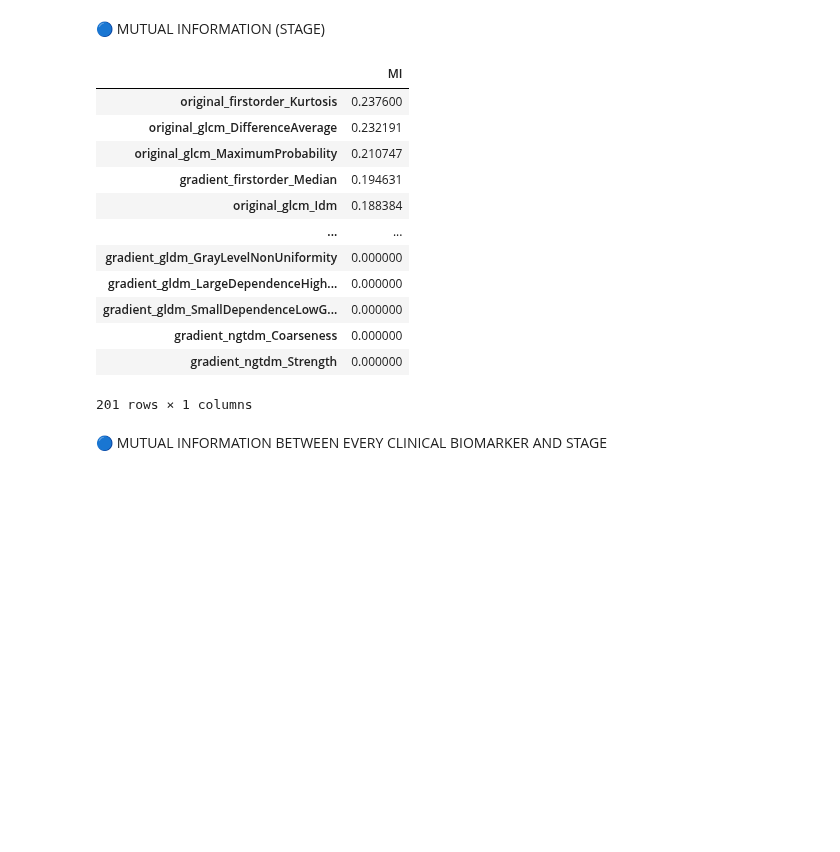
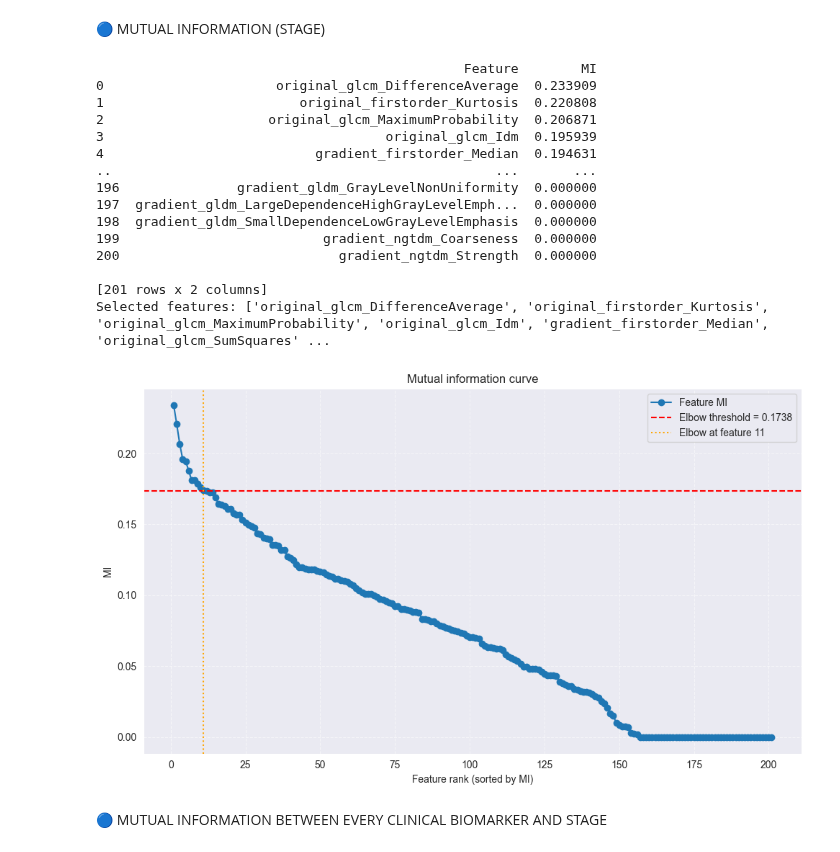
Before and after one commit to lukas1110/Analysis-of-multiple-myelomas-from-dual-CT, a Jupyter notebook: data_analysis/MRMR_and_MI.ipynb, the cells around one changed output. Cells and saved outputs as stored; diff of their text form; code cells hidden in the pictures; blank space fills up the shorter version.

```diff
--- a/data_analysis/MRMR_and_MI.ipynb
+++ b/data_analysis/MRMR_and_MI.ipynb
@@ -398,38 +423,60 @@ mi_df
 # %%
 features_df = pd.read_csv(r"D:\CSV\merged\merged_monoe_40kev_radiomics_spine_lesions_features.csv")
 clinical_df = pd.read_csv(r"D:\Clinical_data\Table_clinical_data.csv", encoding="cp1252")
 clinical_df['Stage'] = clinical_df['ISS classification'].replace({'Stage 1': 1, 'Stage 2': 2, 'Stage 3': 3})
 clinical_column = 'Stage'
 numeric_features = features_df.select_dtypes(include=['number']).columns
 
-mutual_info = {}
+mutual_info_list = []
 for col in numeric_features:
     valid_idx = features_df[col].notna() & clinical_df[clinical_column].notna()
 
-    X = features_df.loc[valid_idx, [col]]
-    y = clinical_df.loc[valid_idx, clinical_column]
-    y = y.astype(int)
+    X = features_df[[col]][valid_idx]
+    y = clinical_df[clinical_column][valid_idx]
 
-    mi = mutual_info_classif(X, y, discrete_features=False)[0]
-    mutual_info[col] = {'MI': mi}
+    mi = mutual_info_regression(X, y)[0]
+    mutual_info_list.append({'Feature': col, 'MI': mi})
 
-mi_df = pd.DataFrame(mutual_info).T
-mi_df = mi_df.sort_values(by='MI', ascending=False)
-mi_df
+mutual_information_df = pd.DataFrame(mutual_info_list).sort_values(by='MI', ascending=False).reset_index(drop=True)
+print(mutual_information_df)
+
+imp = np.sort(mutual_information_df['MI'].values)[::-1]
+x = np.arange(1, len(imp) + 1)
+
+knee = KneeLocator(x, imp, curve='convex', direction='decreasing')
+threshold = imp[knee.knee] if knee.knee is not None else None
+selected_features = mutual_information_df[mutual_information_df['MI'] > threshold]['Feature'].tolist()
+print(f"Selected features: {selected_features}")
+
+plt.figure(figsize=(10, 6))
+plt.plot(x, imp, marker='o', label='Feature MI')
+if threshold is not None:
+    plt.axhline(y=threshold, color='red', linestyle='--', label=f'Elbow threshold = {threshold:.4f}')
+    plt.axvline(x=knee.knee, color='orange', linestyle=':', label=f'Elbow at feature {knee.knee}')
+plt.title(f"Mutual information curve")
+plt.xlabel("Feature rank (sorted by MI)")
+plt.ylabel("MI")
+plt.grid(True, linestyle='--', alpha=0.6)
+plt.legend()
+plt.tight_layout()
+plt.show()
 # %% [output]
-|  | MI |
-| original_firstorder_Kurtosis | 0.237600 |
-| original_glcm_DifferenceAverage | 0.232191 |
-| original_glcm_MaximumProbability | 0.210747 |
-| gradient_firstorder_Median | 0.194631 |
-| original_glcm_Idm | 0.188384 |
-| ... | ... |
-| gradient_gldm_GrayLevelNonUniformity | 0.000000 |
-| gradient_gldm_LargeDependenceHigh... | 0.000000 |
-| gradient_gldm_SmallDependenceLowG... | 0.000000 |
-| gradient_ngtdm_Coarseness | 0.000000 |
-| gradient_ngtdm_Strength | 0.000000 |
-201 rows × 1 columns
+                                               Feature        MI
+0                      original_glcm_DifferenceAverage  0.233909
+1                         original_firstorder_Kurtosis  0.220808
+2                     original_glcm_MaximumProbability  0.206871
+3                                    original_glcm_Idm  0.195939
+4                           gradient_firstorder_Median  0.194631
+..                                                 ...       ...
+196               gradient_gldm_GrayLevelNonUniformity  0.000000
+197  gradient_gldm_LargeDependenceHighGrayLevelEmph...  0.000000
+198  gradient_gldm_SmallDependenceLowGrayLevelEmphasis  0.000000
+199                          gradient_ngtdm_Coarseness  0.000000
+200                            gradient_ngtdm_Strength  0.000000
+
+[201 rows x 2 columns]
+Selected features: ['original_glcm_DifferenceAverage', 'original_firstorder_Kurtosis', 'original_glcm_MaximumProbability', 'original_glcm_Idm', 'gradient_firstorder_Median', 'original_glcm_SumSquares' ...
+[figure, added]
 # %% [markdown]
 🔵 MUTUAL INFORMATION BETWEEN EVERY CLINICAL BIOMARKER AND STAGE
 # %%
```
Also changed, not shown: parts of 3 cells of this notebook, 3 other files.
